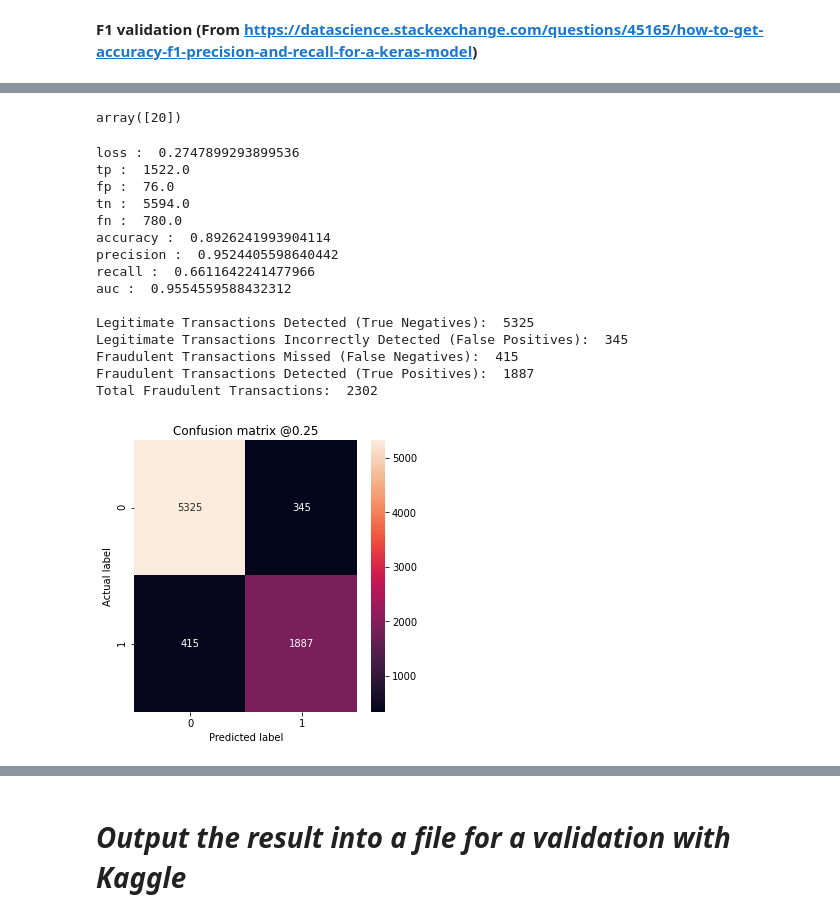
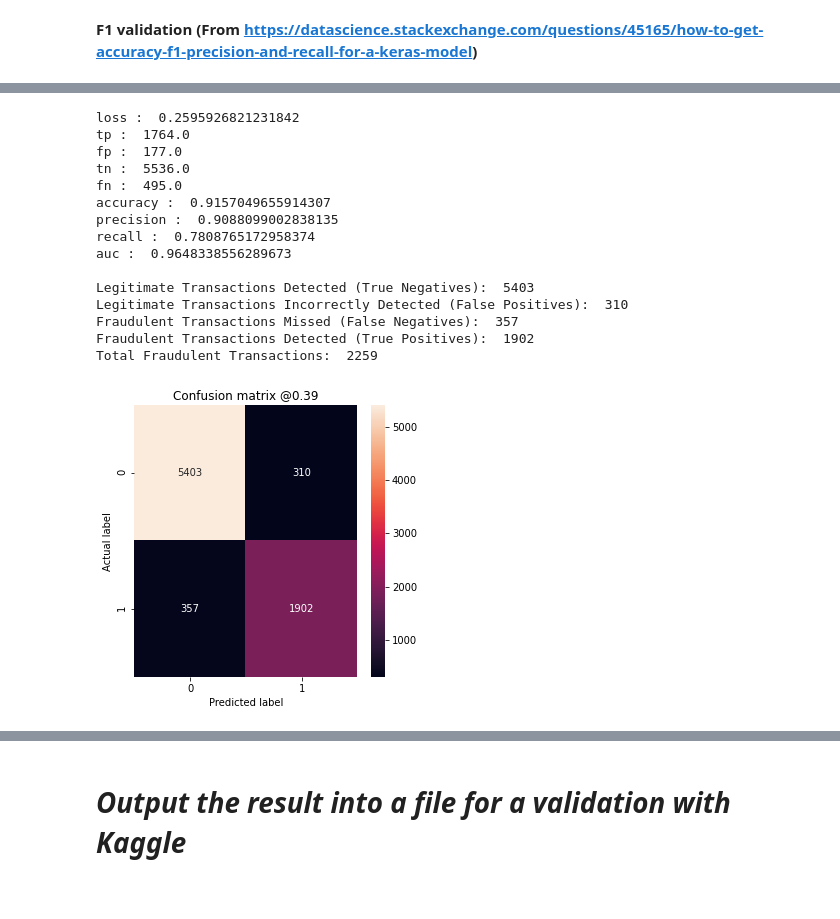
Before and after one commit to aquangnguyen1992/Advanced_Data_Science_Capstone, a Jupyter notebook: Capstone_Project.ipynb, the cells around one changed output, grey strips where cells are left out. Saved outputs shown, nothing was run; the diff lists cells and outputs as text; code cells hidden in the pictures.

Commit message:
Track the best AUC score in test set

```diff
--- a/Capstone_Project.ipynb
+++ b/Capstone_Project.ipynb
@@ -619,7 +594,3 @@ print(f1[max_f1_indices], f1[max_f1_indices-1], f1[max_f1_indices+1], threshold_
-# %%
-np.where(f1==np.max(f1))[0][0]
-# %% [output]
-array([20])
 # %%
 def plot_cm(labels, predictions, p=0.5):
   cm = confusion_matrix(labels, predictions > p)
@@ -637,31 +608,31 @@ def plot_cm(labels, predictions, p=0.5):
 # %%
 BATCH_SIZE = 256
 baseline_results = new_model.evaluate(X_test, Y_test,
                                   batch_size=BATCH_SIZE, verbose=0)
 for name, value in zip(new_model.metrics_names, baseline_results):
   print(name, ': ', value)
 print()
 
 predictions = new_model.predict(X_test, batch_size=BATCH_SIZE, verbose=0)
 
-plot_cm(Y_test, predictions, p=0.25)
+plot_cm(Y_test, predictions, p=threshold_value[max_f1_indices])
 # %% [output]
-loss :  0.2747899293899536
-tp :  1522.0
-fp :  76.0
-tn :  5594.0
-fn :  780.0
-accuracy :  0.8926241993904114
-precision :  0.9524405598640442
-recall :  0.6611642241477966
-auc :  0.9554559588432312
+loss :  0.2595926821231842
+tp :  1764.0
+fp :  177.0
+tn :  5536.0
+fn :  495.0
+accuracy :  0.9157049655914307
+precision :  0.9088099002838135
+recall :  0.7808765172958374
+auc :  0.9648338556289673
 
-Legitimate Transactions Detected (True Negatives):  5325
-Legitimate Transactions Incorrectly Detected (False Positives):  345
-Fraudulent Transactions Missed (False Negatives):  415
-Fraudulent Transactions Detected (True Positives):  1887
-Total Fraudulent Transactions:  2302
+Legitimate Transactions Detected (True Negatives):  5403
+Legitimate Transactions Incorrectly Detected (False Positives):  310
+Fraudulent Transactions Missed (False Negatives):  357
+Fraudulent Transactions Detected (True Positives):  1902
+Total Fraudulent Transactions:  2259
-[figure, old version]
+[figure, new version]
 # %%
 def plot_roc(name, labels, predictions, **kwargs):
   fp, tp, _ = sklearn.metrics.roc_curve(labels, predictions)
```
Also changed, not shown: parts of 16 cells of this notebook.
